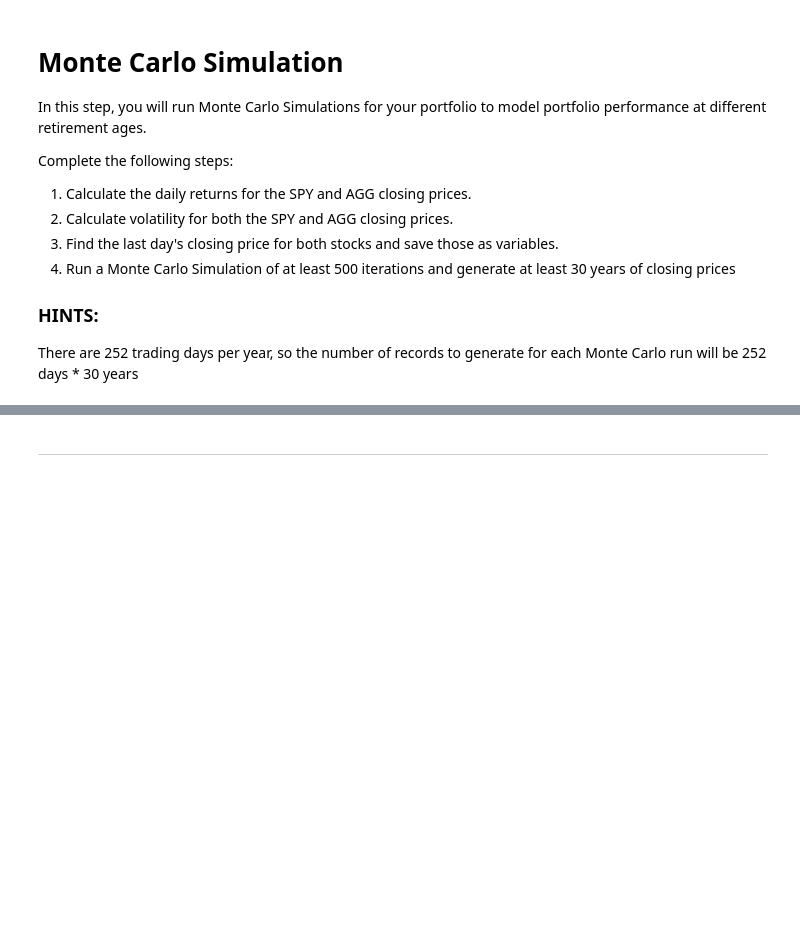
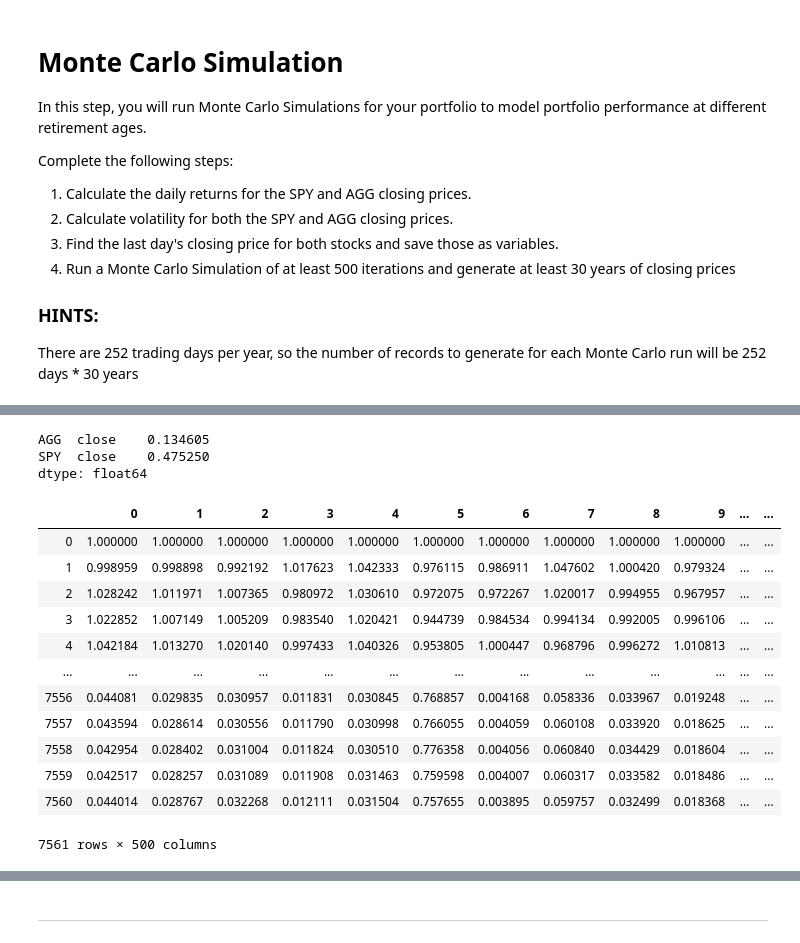
Before and after one commit to jonathanharold/api_homework, a Jupyter notebook: portfolio_planner.ipynb, the cells around one changed output, grey strips where cells are left out. Cells and saved outputs as stored; diff of their text form; code cells hidden in the pictures; blank space fills up the shorter version.

```diff
--- a/portfolio_planner.ipynb
+++ b/portfolio_planner.ipynb
@@ -42,0 +104,11 @@ avg_daily_return_mu
+# %%
+# Calculate the standard deviation of daily returns for AGG and SPY
+#These will be used in Monte Carlo Simulation
+std_dev_daily_return_AGG = daily_returns.std()['AGG']['close']
+std_dev_daily_return_SPY = daily_returns.std()['SPY']['close']
+# %%
+# Portfolio Daily Returns
+#weights show 40% AGG in portfolio and 60% SPY in portfolio
+weights = [0.4, 0.6]
+portfolio_daily_returns = daily_returns.dot(weights)
+portfolio_daily_returns.head()
@@ -43,7 +123,10 @@ avg_daily_return_mu
 # %%
-# Calculate volatility
+# Calculate volatility of AGG and SPY
 volatility = daily_returns.std() * np.sqrt(252)
-volatility.sort_values(inplace=True)
 volatility
+# %% [output]
+AGG  close    0.134605
+SPY  close    0.475250
+dtype: float64
 # %%
 # Save the last day's closing price
@@ -77,0 +141,51 @@ for x in range(number_simulations):
+# %%
+# Run the Monte Carlo Simulation
+for n in range(number_simulations):
+    # Initialize the simulated prices list with the last closing price of `AGG` and `SPY`
+    simulated_AGG_prices = [AGG_lastclose]
+    simulated_SPY_prices = [SPY_lastclose]
+
+    # Simulate the returns for 252 trading days * 30 years = 7650 days of closing prices
+    for day in range(number_records):
+
+        # Calculate the simulated price using the last price within the list
+        simulated_AGG_price = simulated_AGG_prices[-1] * (1 + np.random.normal(avg_daily_return_AGG, std_dev_daily_return_AGG))
+        simulated_SPY_price = simulated_SPY_prices[-1] * (1 + np.random.normal(avg_daily_return_SPY, std_dev_daily_return_SPY))
+
+        # Add the simulated price to the list of prices
+        simulated_AGG_prices.append(simulated_AGG_price)
+        simulated_SPY_prices.append(simulated_SPY_price)
+
+    # Add simulated prices of each simulation to DataFrame
+    monte_carlo["AGG prices"] = pd.Series(simulated_AGG_prices)
+    monte_carlo["SPY prices"] = pd.Series(simulated_SPY_prices)
+
+    # Calculate the daily returns of simulated prices
+    monte_carlo_returns = monte_carlo.pct_change()
+
+    # Set the portfolio weights (40% AGG; 60% SPY;)
+    weights = [0.4, 0.6]
+
+    # Use the `dot` function with the weights to multiply weights with each column's simulated daily returns
+    #This will give appropriate weight to the returns from each stock
+    portfolio_returns = monte_carlo_returns.dot(weights)
+
+    # Calculate the normalized, cumulative return series
+    portfolio_cumulative_returns[n]= (1 + portfolio_returns.fillna(0)).cumprod()
+
+# Print records from the DataFrame
+portfolio_cumulative_returns
+# %% [output]
+|  | 0 | 1 | 2 | 3 | 4 | 5 | 6 | 7 | 8 | 9 | ... | ... |
+| 0 | 1.000000 | 1.000000 | 1.000000 | 1.000000 | 1.000000 | 1.000000 | 1.000000 | 1.000000 | 1.000000 | 1.000000 | ... | ... |
+| 1 | 0.998959 | 0.998898 | 0.992192 | 1.017623 | 1.042333 | 0.976115 | 0.986911 | 1.047602 | 1.000420 | 0.979324 | ... | ... |
+| 2 | 1.028242 | 1.011971 | 1.007365 | 0.980972 | 1.030610 | 0.972075 | 0.972267 | 1.020017 | 0.994955 | 0.967957 | ... | ... |
+| 3 | 1.022852 | 1.007149 | 1.005209 | 0.983540 | 1.020421 | 0.944739 | 0.984534 | 0.994134 | 0.992005 | 0.996106 | ... | ... |
+| 4 | 1.042184 | 1.013270 | 1.020140 | 0.997433 | 1.040326 | 0.953805 | 1.000447 | 0.968796 | 0.996272 | 1.010813 | ... | ... |
+| ... | ... | ... | ... | ... | ... | ... | ... | ... | ... | ... | ... | ... |
+| 7556 | 0.044081 | 0.029835 | 0.030957 | 0.011831 | 0.030845 | 0.768857 | 0.004168 | 0.058336 | 0.033967 | 0.019248 | ... | ... |
+| 7557 | 0.043594 | 0.028614 | 0.030556 | 0.011790 | 0.030998 | 0.766055 | 0.004059 | 0.060108 | 0.033920 | 0.018625 | ... | ... |
+| 7558 | 0.042954 | 0.028402 | 0.031004 | 0.011824 | 0.030510 | 0.776358 | 0.004056 | 0.060840 | 0.034429 | 0.018604 | ... | ... |
+| 7559 | 0.042517 | 0.028257 | 0.031089 | 0.011908 | 0.031463 | 0.759598 | 0.004007 | 0.060317 | 0.033582 | 0.018486 | ... | ... |
+| 7560 | 0.044014 | 0.028767 | 0.032268 | 0.012111 | 0.031504 | 0.757655 | 0.003895 | 0.059757 | 0.032499 | 0.018368 | ... | ... |
+7561 rows × 500 columns
```
Also changed, not shown: parts of 34 cells of this notebook, 1 other file.
